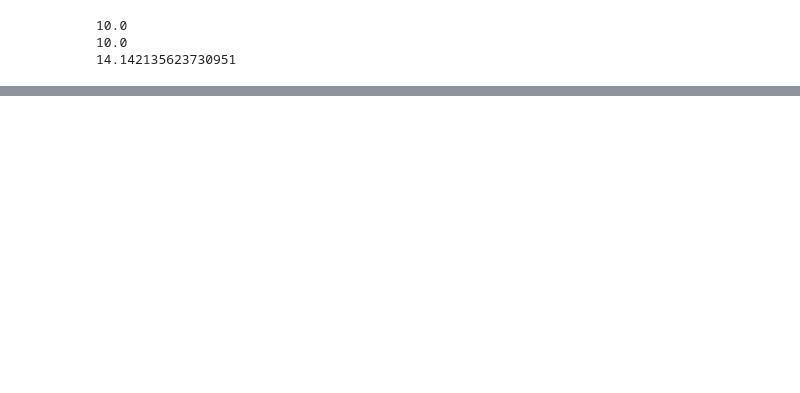
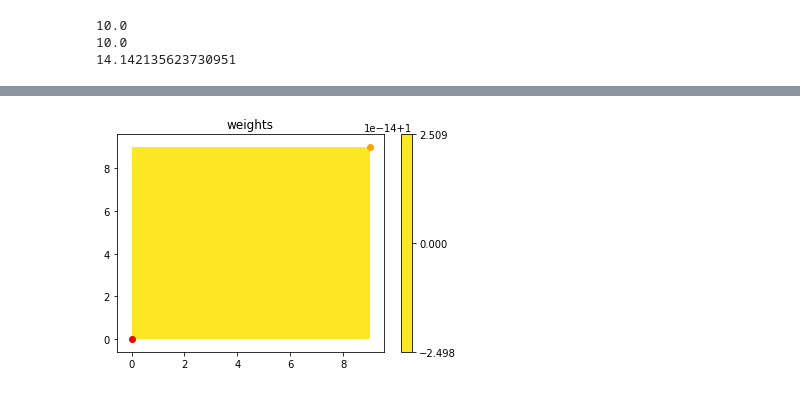
Before and after one commit to CarlinLiao/backhaul-estimator, a Jupyter notebook: testing.ipynb, the cells around one changed output, grey strips where cells are left out. Saved outputs shown, nothing was run; the diff lists cells and outputs as text; code cells hidden in the pictures; blank space fills up the shorter version.

```diff
--- a/testing.ipynb
+++ b/testing.ipynb
@@ -365,0 +275,4 @@ plt.show()
+# %%
+plot_field(testfield, og=(9,9), dt=(0,0), estimates=False, vmin=0.99, vmax=1)
+# %% [output]
+[figure, added]
```
Also changed, not shown: parts of 48 cells of this notebook.
